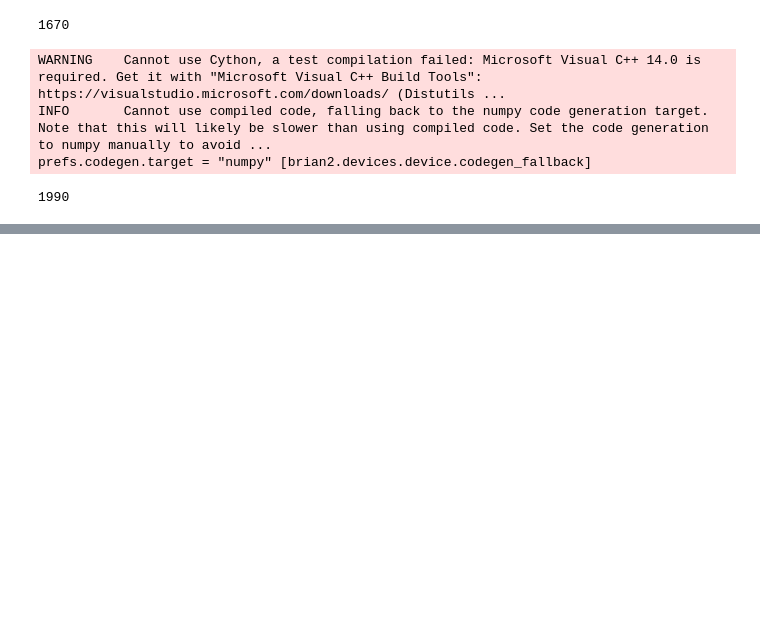
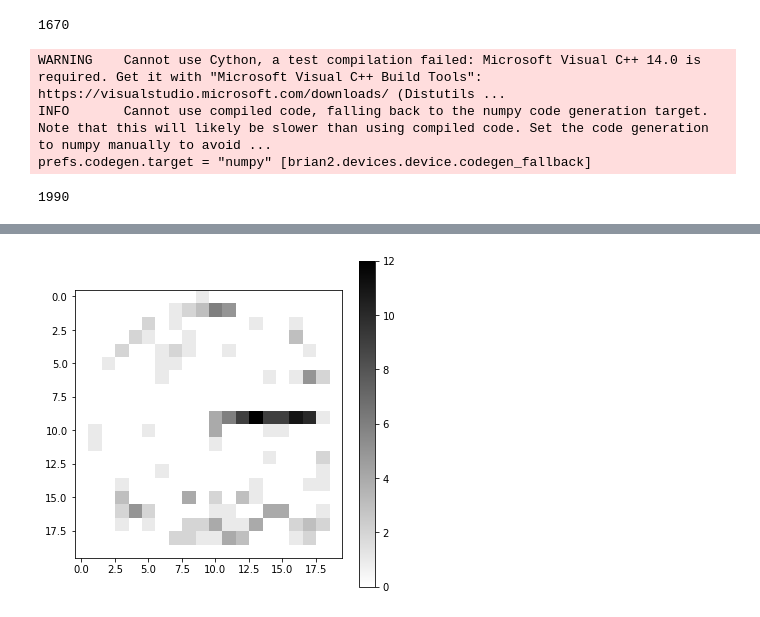
Before and after one commit to LSampath/v1-contour-integration, a Jupyter notebook: orientation_V1.ipynb, the cells around one changed output, grey strips where cells are left out. Cells and saved outputs as stored; diff of their text form; code cells hidden in the pictures; blank space fills up the shorter version.

```diff
--- a/orientation_V1.ipynb
+++ b/orientation_V1.ipynb
@@ -429,0 +443,8 @@ S - spike count 96
+# %%
+fig = figure(fig_num, figsize = (6, 6))
+data = np.copy(spike_monitors['L3'].count).reshape(c_shape).transpose()[h_index].transpose()
+im2 = imshow(data, vmin = 0, cmap = cmap.get_cmap('binary'))
+colorbar(im2)
+fig_num += 1
+# %% [output]
+[figure, added]
```
Also changed, not shown: parts of 15 cells of this notebook, 1 other file.
